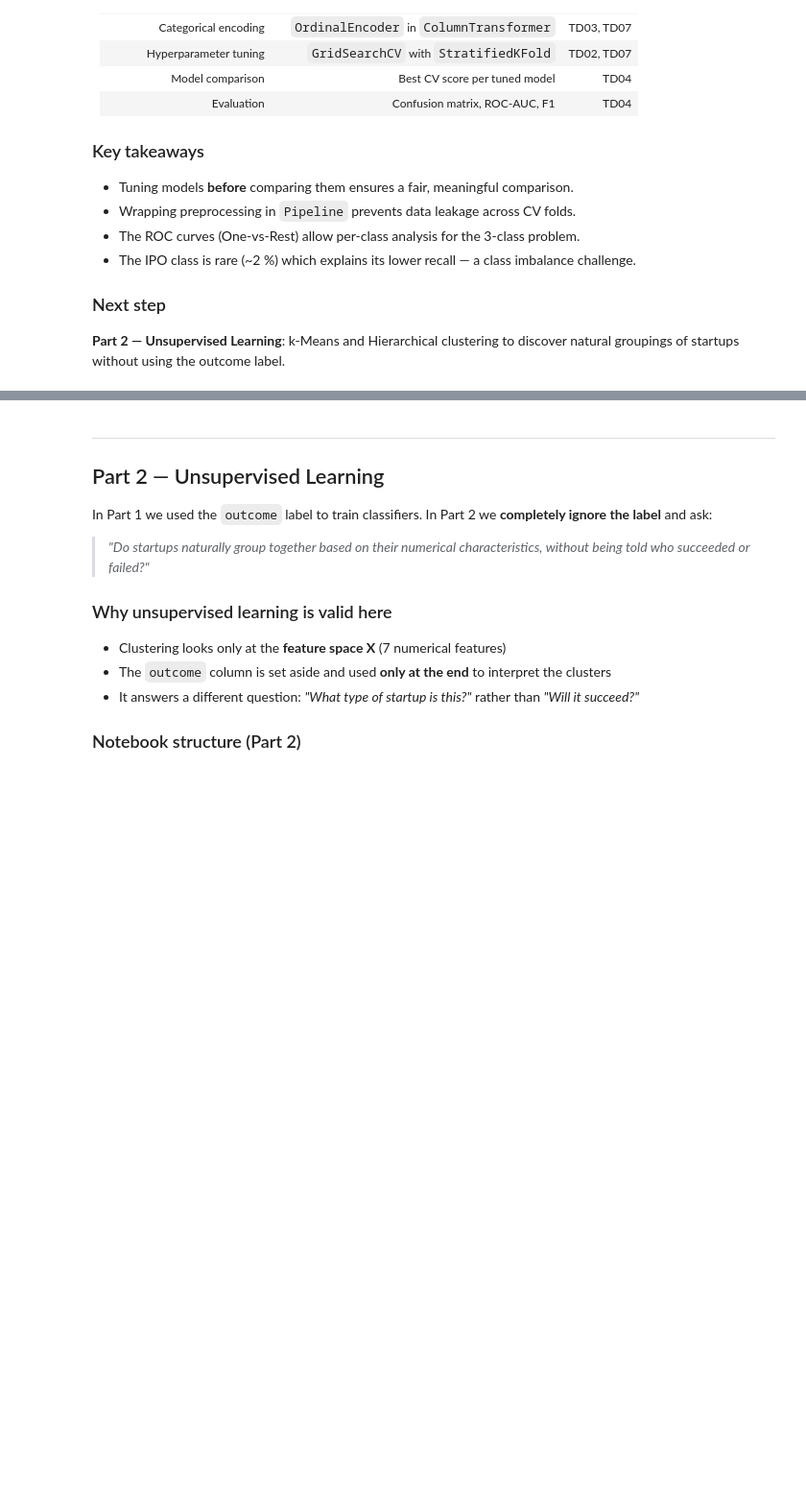
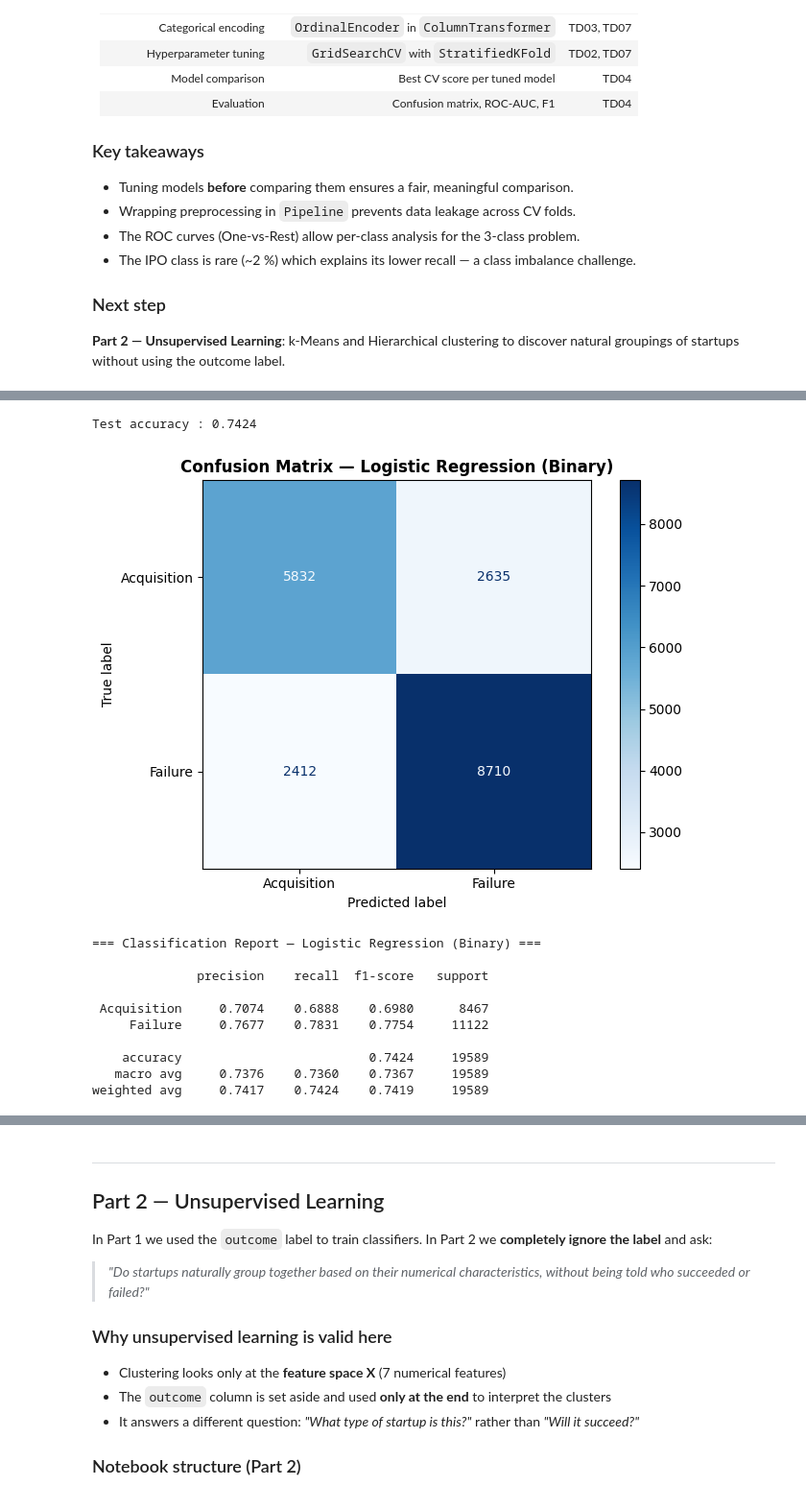
Before and after one commit to Clement-NI/Machine_learning_project_kaggle_start_up_success_data, a Jupyter notebook: scientificProject1/task.ipynb, the cells around one changed output, grey strips where cells are left out. Shown at 96% size. Saved outputs shown, nothing was run; the diff lists cells and outputs as text; code cells hidden in the pictures; blank space fills up the shorter version.

```diff
--- a/scientificProject1/task.ipynb
+++ b/scientificProject1/task.ipynb
@@ -817,0 +940,34 @@ natural groupings of startups without using the outcome label.
+# %%
+# ── Final evaluation on test set ──────────────────────────────────────────────
+y_pred_b  = best_pipeline_b.predict(X_test_b)
+classes_b = best_pipeline_b.classes_
+
+print(f'Test accuracy : {(y_pred_b == y_test_b).mean():.4f}')
+print()
+
+# Confusion matrix
+cm_b   = confusion_matrix(y_test_b, y_pred_b, labels=classes_b)
+disp_b = ConfusionMatrixDisplay(confusion_matrix=cm_b, display_labels=classes_b)
+fig, ax = plt.subplots(figsize=(7, 5))
+disp_b.plot(ax=ax, cmap='Blues', colorbar=True)
+ax.set_title(f'Confusion Matrix — {best_name_b} (Binary)', fontsize=12, fontweight='bold')
+plt.tight_layout()
+plt.show()
+
+# Classification report
+print(f'=== Classification Report — {best_name_b} (Binary) ===')
+print()
+print(classification_report(y_test_b, y_pred_b, target_names=classes_b, digits=4))
+# %% [output]
+Test accuracy : 0.7424
+[figure, added]
+=== Classification Report — Logistic Regression (Binary) ===
+
+              precision    recall  f1-score   support
+
+ Acquisition     0.7074    0.6888    0.6980      8467
+     Failure     0.7677    0.7831    0.7754     11122
+
+    accuracy                         0.7424     19589
+   macro avg     0.7376    0.7360    0.7367     19589
+weighted avg     0.7417    0.7424    0.7419     19589
```
Also changed, not shown: parts of 5 cells of this notebook.
